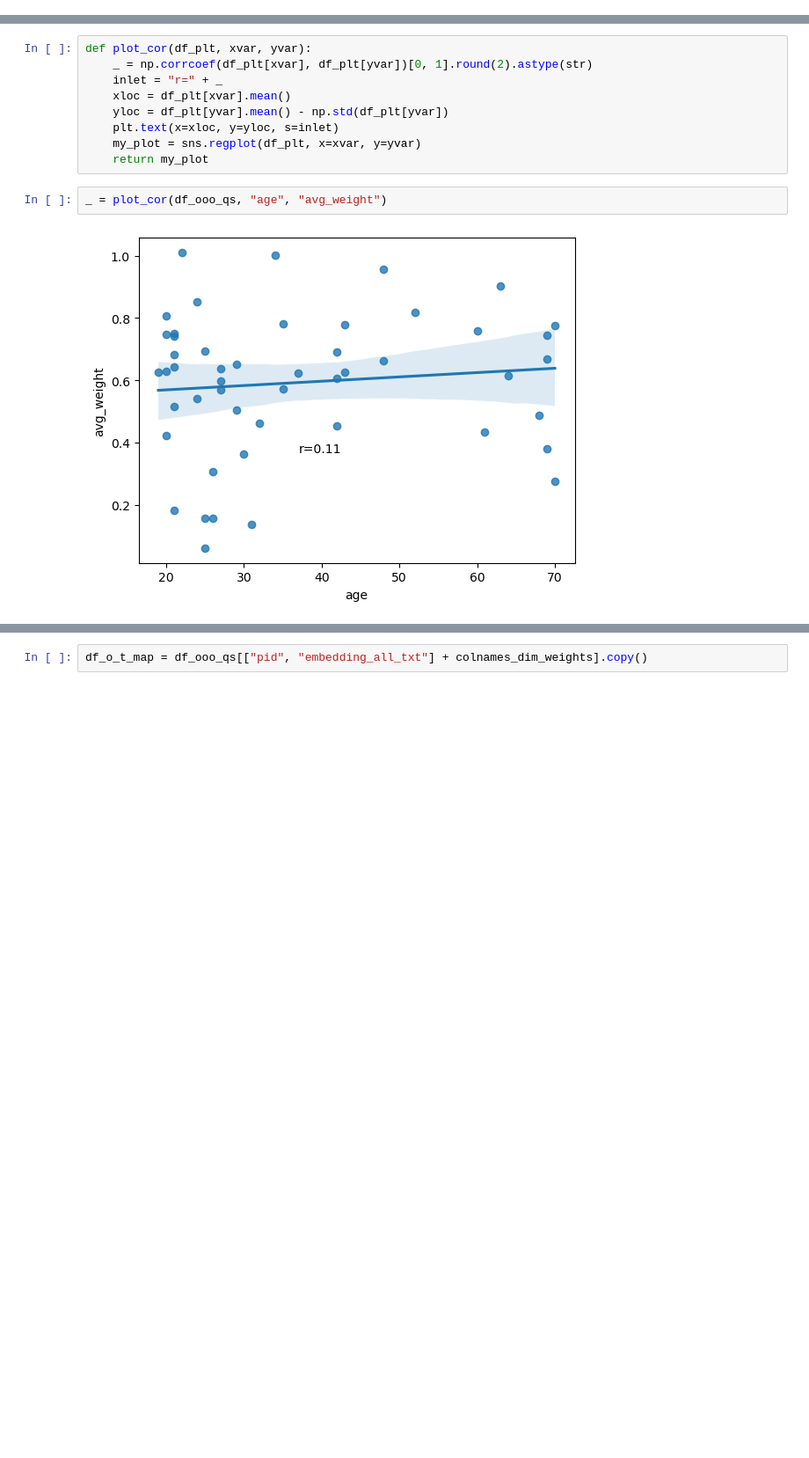
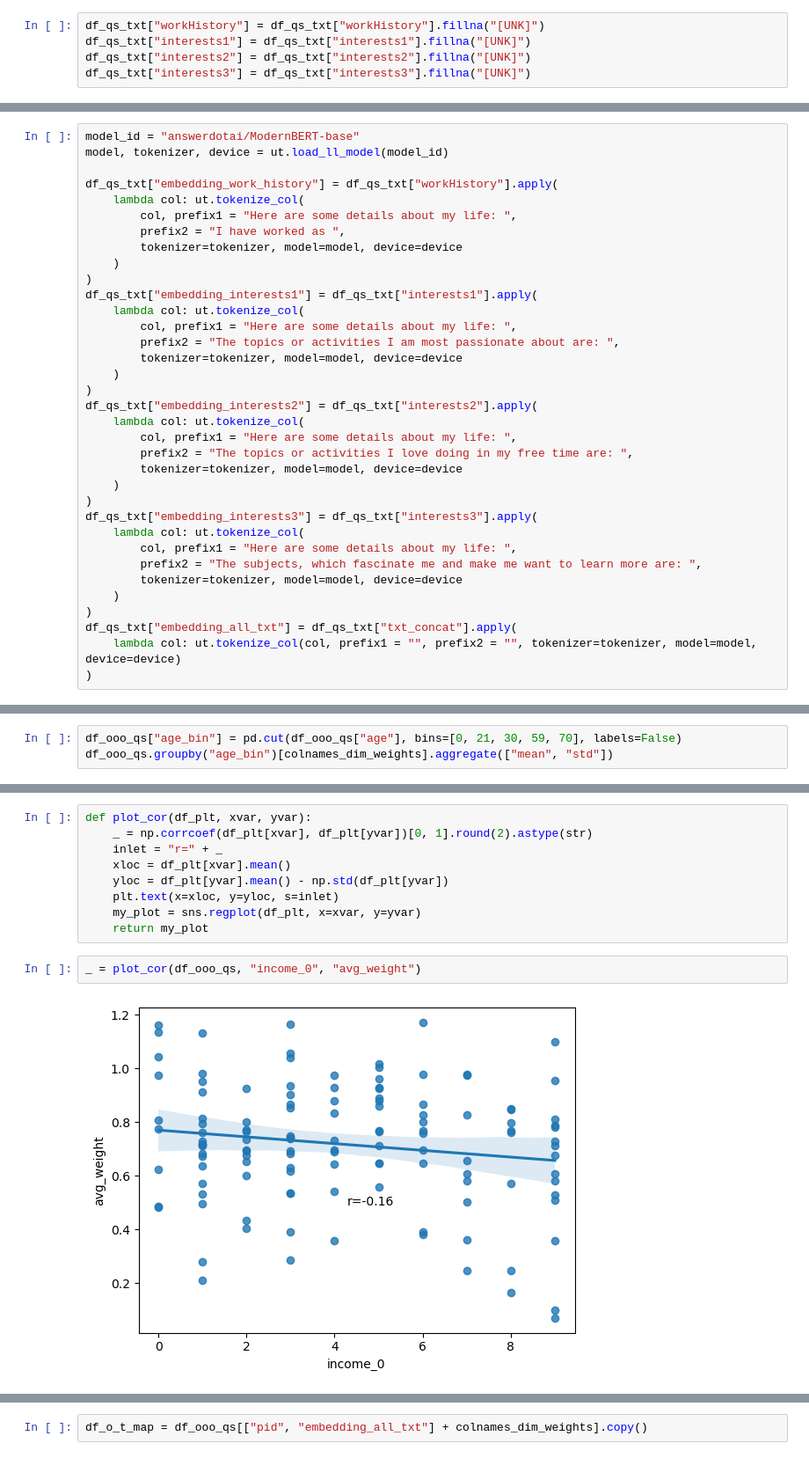
Before and after one commit to MirkoTh/semantic-representations-ID, a Jupyter notebook: analyze-combined-data-model.ipynb, the cells around one changed output, grey strips where cells are left out. Shown at 88% size. Saved outputs shown, nothing was run; the diff lists cells and outputs as text; blank space fills up the shorter version.

```diff
--- a/analyze-combined-data-model.ipynb
+++ b/analyze-combined-data-model.ipynb
@@ -131,0 +195,5 @@ df_qs_txt["embedding_all_txt"] = df_qs_txt["txt_concat"].apply(
+# %%
+df_qs_txt["workHistory"] = df_qs_txt["workHistory"].fillna("[UNK]")
+df_qs_txt["interests1"] = df_qs_txt["interests1"].fillna("[UNK]")
+df_qs_txt["interests2"] = df_qs_txt["interests2"].fillna("[UNK]")
+df_qs_txt["interests3"] = df_qs_txt["interests3"].fillna("[UNK]")
@@ -131,0 +202,35 @@ df_qs_txt["embedding_all_txt"] = df_qs_txt["txt_concat"].apply(
+# %%
+model_id = "answerdotai/ModernBERT-base"
+model, tokenizer, device = ut.load_ll_model(model_id)
+
+df_qs_txt["embedding_work_history"] = df_qs_txt["workHistory"].apply(
+    lambda col: ut.tokenize_col(
+        col, prefix1 = "Here are some details about my life: ",
+        prefix2 = "I have worked as ",
+        tokenizer=tokenizer, model=model, device=device
+    )
+)
+df_qs_txt["embedding_interests1"] = df_qs_txt["interests1"].apply(
+    lambda col: ut.tokenize_col(
+        col, prefix1 = "Here are some details about my life: ",
+        prefix2 = "The topics or activities I am most passionate about are: ",
+        tokenizer=tokenizer, model=model, device=device
+    )
+)
+df_qs_txt["embedding_interests2"] = df_qs_txt["interests2"].apply(
+    lambda col: ut.tokenize_col(
+        col, prefix1 = "Here are some details about my life: ",
+        prefix2 = "The topics or activities I love doing in my free time are: ",
+        tokenizer=tokenizer, model=model, device=device
+    )
+)
+df_qs_txt["embedding_interests3"] = df_qs_txt["interests3"].apply(
+    lambda col: ut.tokenize_col(
+        col, prefix1 = "Here are some details about my life: ",
+        prefix2 = "The subjects, which fascinate me and make me want to learn more are: ",
+        tokenizer=tokenizer, model=model, device=device
+    )
+)
+df_qs_txt["embedding_all_txt"] = df_qs_txt["txt_concat"].apply(
+    lambda col: ut.tokenize_col(col, prefix1 = "", prefix2 = "", tokenizer=tokenizer, model=model, device=device)
+)
@@ -161,3 +300,6 @@ df_gini_all, icc_ginis = ut.gini_of_halves(df_both_halves, ginis, colnames_dim_w
 
 # and merge ginis again with omnibus df
 df_ooo_qs = pd.merge(df_ooo_qs, df_gini_all, how="left", on="pid")
+# %%
+df_ooo_qs["age_bin"] = pd.cut(df_ooo_qs["age"], bins=[0, 21, 30, 59, 70], labels=False)
+df_ooo_qs.groupby("age_bin")[colnames_dim_weights].aggregate(["mean", "std"])
@@ -177,6 +360,6 @@ def plot_cor(df_plt, xvar, yvar):
     my_plot = sns.regplot(df_plt, x=xvar, y=yvar)
     return my_plot
 # %%
-_ = plot_cor(df_ooo_qs, "age", "avg_weight")
+_ = plot_cor(df_ooo_qs, "income_0", "avg_weight")
 # %% [output]
-[figure, old version]
+[figure, new version]
```
Also changed, not shown: parts of 43 cells of this notebook, 1 other file.
